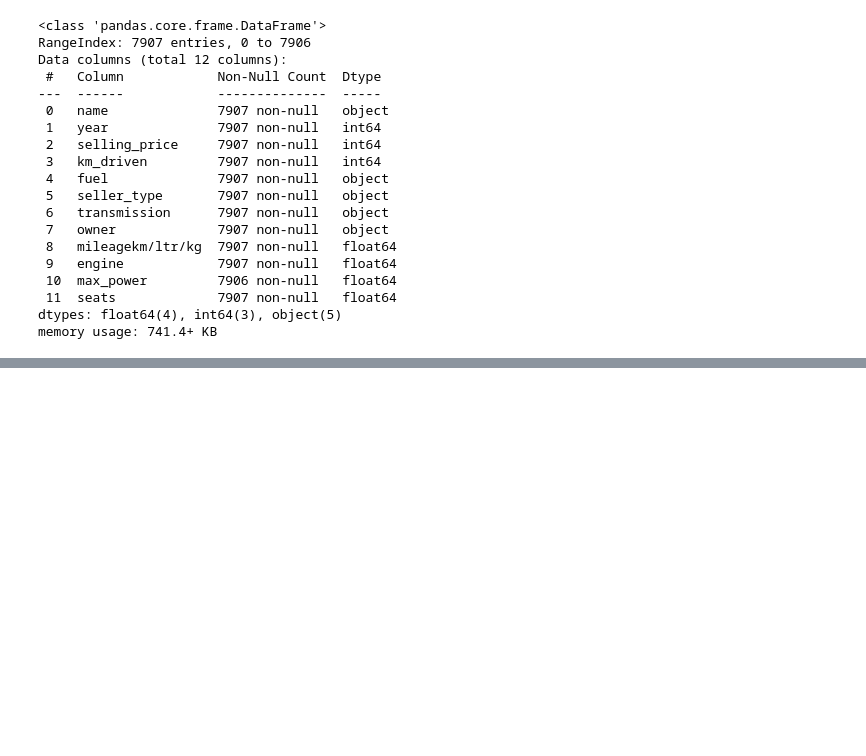
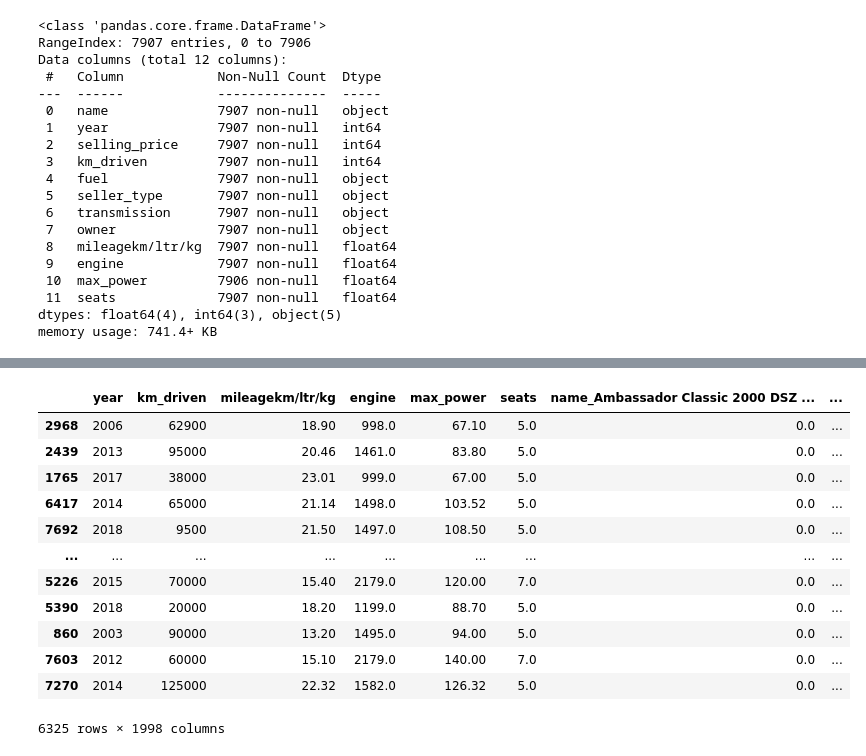
Before and after one commit to PratyushPoddar07/DATA_Project, a Jupyter notebook: CarSelling/CarAnalyst.ipynb, the cells around one changed output, grey strips where cells are left out. Saved outputs shown, nothing was run; the diff lists cells and outputs as text; code cells hidden in the pictures; blank space fills up the shorter version.

```diff
--- a/CarSelling/CarAnalyst.ipynb
+++ b/CarSelling/CarAnalyst.ipynb
@@ -186,0 +239,24 @@ memory usage: 741.4+ KB
+# %%
+x = df.drop('selling_price',axis =1)
+y = df['selling_price']
+# %%
+from sklearn.model_selection import train_test_split
+
+# Split into training and test sets
+X_train, X_test, y_train, y_test = train_test_split(x,y,test_size =0.2, random_state = 42)
+# %%
+X_train
+# %% [output]
+|  | year | km_driven | mileagekm/ltr/kg | engine | max_power | seats | name_Ambassador Classic 2000 DSZ ... | ... |
+| 2968 | 2006 | 62900 | 18.90 | 998.0 | 67.10 | 5.0 | 0.0 | ... |
+| 2439 | 2013 | 95000 | 20.46 | 1461.0 | 83.80 | 5.0 | 0.0 | ... |
+| 1765 | 2017 | 38000 | 23.01 | 999.0 | 67.00 | 5.0 | 0.0 | ... |
+| 6417 | 2014 | 65000 | 21.14 | 1498.0 | 103.52 | 5.0 | 0.0 | ... |
+| 7692 | 2018 | 9500 | 21.50 | 1497.0 | 108.50 | 5.0 | 0.0 | ... |
+| ... | ... | ... | ... | ... | ... | ... | ... | ... |
+| 5226 | 2015 | 70000 | 15.40 | 2179.0 | 120.00 | 7.0 | 0.0 | ... |
+| 5390 | 2018 | 20000 | 18.20 | 1199.0 | 88.70 | 5.0 | 0.0 | ... |
+| 860 | 2003 | 90000 | 13.20 | 1495.0 | 94.00 | 5.0 | 0.0 | ... |
+| 7603 | 2012 | 60000 | 15.10 | 2179.0 | 140.00 | 7.0 | 0.0 | ... |
+| 7270 | 2014 | 125000 | 22.32 | 1582.0 | 126.32 | 5.0 | 0.0 | ... |
+6325 rows × 1998 columns
```
Also changed, not shown: parts of 11 cells of this notebook.
